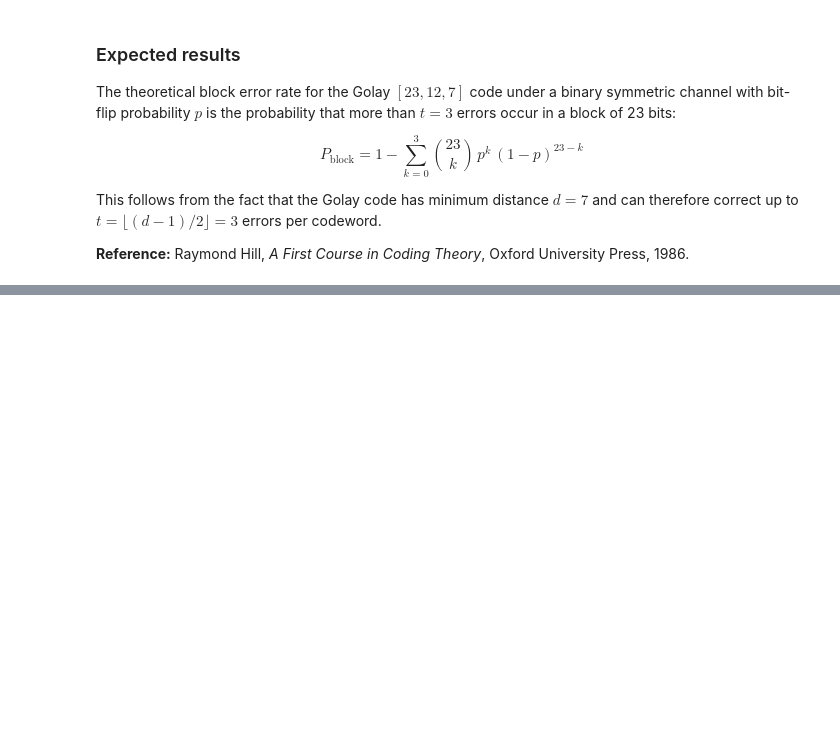
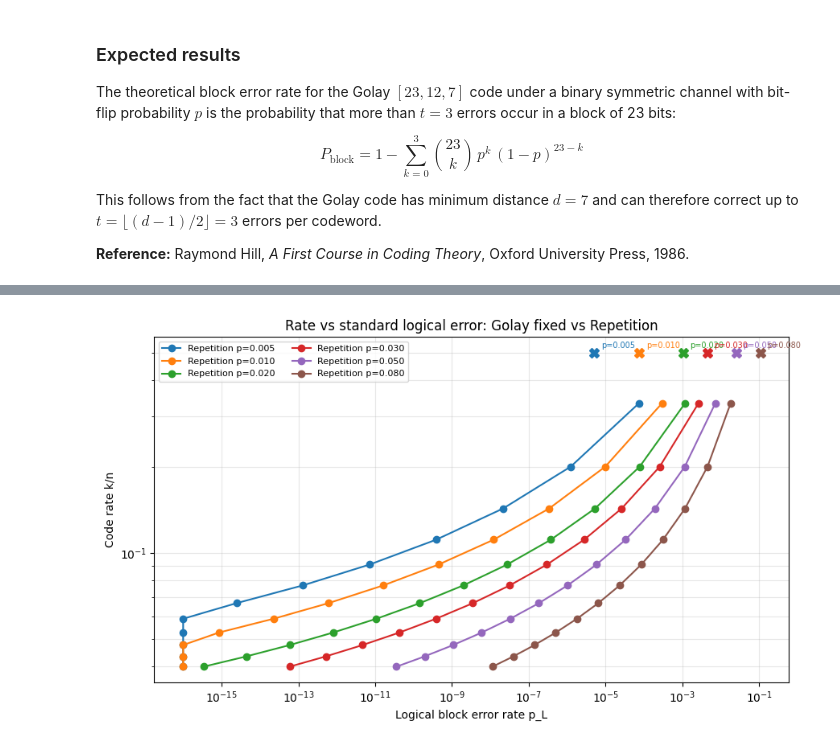
Before and after one commit to DanieleSalvi2810/QPFL_Hackathon_2026_Alice_and_Bob_Quantum_Icing, a Jupyter notebook: team-quantum_icing/1-challenge.ipynb, the cells around one changed output, grey strips where cells are left out. Drawn from its saved outputs; the diff is of its cells as text; code cells hidden in the pictures; blank space fills up the shorter version.

```diff
--- a/team-quantum_icing/1-challenge.ipynb
+++ b/team-quantum_icing/1-challenge.ipynb
@@ -1034,0 +1431,68 @@ This follows from the fact that the Golay code has minimum distance $d = 7$ and
+# %%
+# Rate on Y-axis with standard logical block error rate on X-axis
+# 6 curves for fixed p; Golay shown as fixed-rate marker for each p
+
+import numpy as np
+import math
+import matplotlib.pyplot as plt
+import sys
+from pathlib import Path
+
+repo_root = Path.cwd()
+if (repo_root / "team-quantum_icing").exists():
+    sys.path.append(str(repo_root / "team-quantum_icing"))
+
+try:
+    golay24_theory_block_fail_for_table
+    corr_table
+except NameError:
+    from golay24 import *
+
+
+def repetition_logical_fail_prob(n: int, p: float, tie_rule: str = "half") -> float:
+    m = n // 2
+    fail = sum(math.comb(n, w) * (p ** w) * ((1 - p) ** (n - w)) for w in range(m + 1, n + 1))
+    if n % 2 == 0:
+        tie = math.comb(n, m) * (p ** m) * ((1 - p) ** (n - m))
+        if tie_rule == "half":
+            fail += 0.5 * tie
+    return float(fail)
+
+
+p_fixed = [0.005, 0.01, 0.02, 0.03, 0.05, 0.08]
+n_values = np.arange(3, 26, 2)
+
+# Golay fixed [24,12,8]
+n_g, k_g = 24, 12
+R_g = k_g / n_g
+
+plt.figure(figsize=(9, 5.3))
+
+for p in p_fixed:
+    # Repetition family across n
+    rep_x = np.array([repetition_logical_fail_prob(int(n), float(p), tie_rule="half") for n in n_values], dtype=float)
+    rep_y = 1.0 / n_values
+
+    line = plt.loglog(np.maximum(rep_x, 1e-16), rep_y, 'o-', label=f'Repetition p={p:.3f}')[0]
+
+    # Golay single point at same p
+    g_x = golay24_theory_block_fail_for_table(float(p), corr_table)
+    plt.loglog([max(g_x, 1e-16)], [R_g], marker='X', markersize=9, linestyle='None', color=line.get_color())
+    plt.annotate(
+        f'p={p:.3f}',
+        (max(g_x, 1e-16), R_g),
+        textcoords='offset points',
+        xytext=(6, 4),
+        fontsize=7,
+        color=line.get_color(),
+    )
+
+plt.xlabel('Logical block error rate p_L')
+plt.ylabel('Code rate k/n')
+plt.title('Rate vs standard logical error: Golay fixed vs Repetition')
+plt.grid(True, which='both', alpha=0.3)
+plt.legend(ncol=2, fontsize=8)
+plt.tight_layout()
+plt.show()
+# %% [output]
+[figure, added]
```
Also changed, not shown: parts of 13 cells of this notebook, 3 other files.
